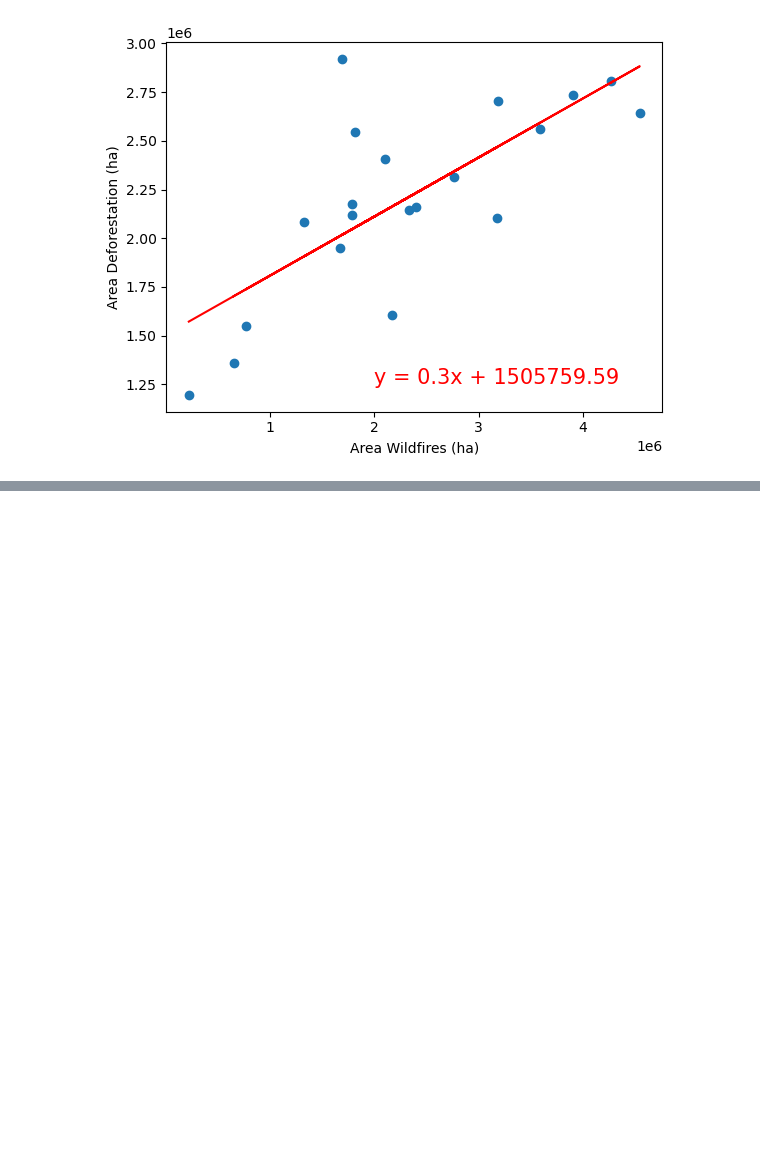
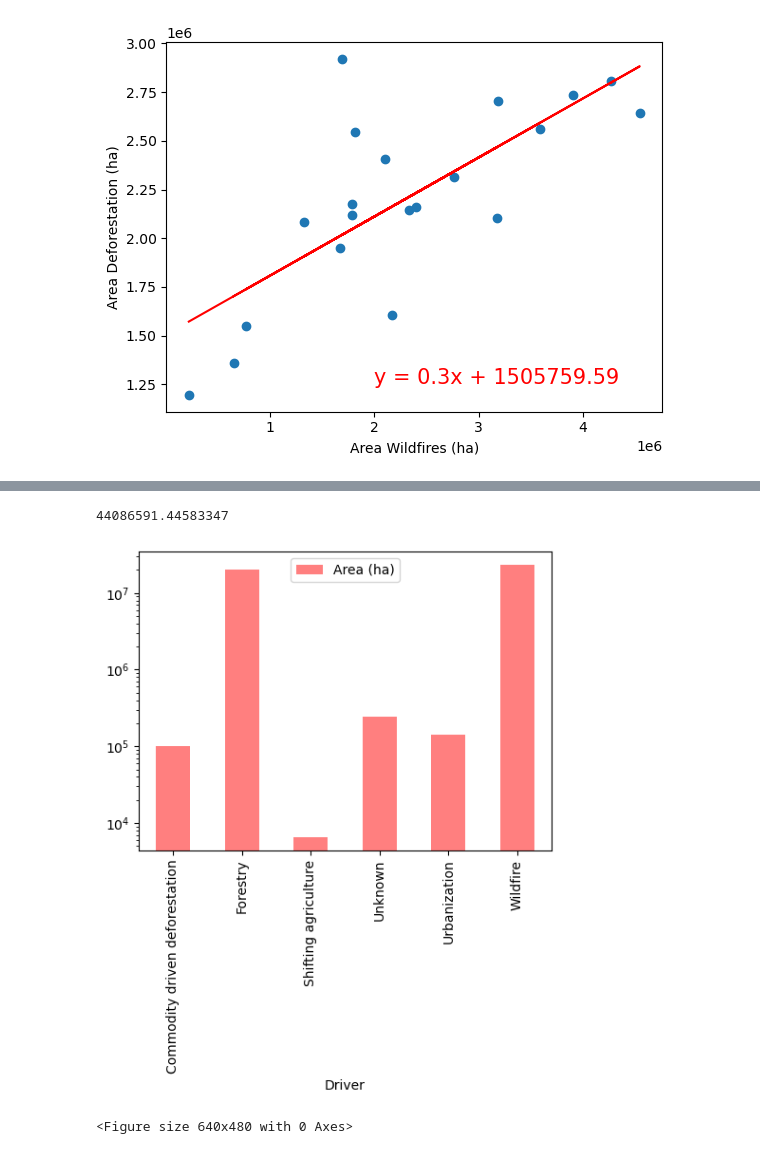
Before and after one commit to JasmineBamba/Group-Project-1-Group-2, a Jupyter notebook: Deforestation_vs_Wildfires.ipynb, the cells around one changed output, grey strips where cells are left out. Cells and saved outputs as stored; diff of their text form; code cells hidden in the pictures; blank space fills up the shorter version.

```diff
--- a/Deforestation_vs_Wildfires.ipynb
+++ b/Deforestation_vs_Wildfires.ipynb
@@ -199,0 +246,8 @@ The r-value is:0.7395928
+# %%
+# Group by Drivers and calculate the sum of areas in each driver
+clean_def_year = clean_def_df.groupby('Driver')
+clean_def_year_drivers = clean_def_year['Area (ha)'].sum()
+
+# Create dataframe
+clean_def_year_drivers_df = pd.DataFrame (clean_def_year_drivers)
+clean_def_year_drivers_df
@@ -199,0 +263,20 @@ The r-value is:0.7395928
+# %%
+clean_def_year_drivers_df["Area (ha)"].sum()
+# %% [output]
+44086591.44583347
+# %%
+# Create a bar chart to show the causes with the most area deforestated
+chart = clean_def_year_drivers_df.plot(kind='bar', figsize=(5,6), color='r', alpha=0.5)
+
+# Put the chart in logaritmic scale, since the values are too different from eachother
+chart.set_yscale('log')
+
+# Display plot
+plt.tight_layout()
+plt.show()
+
+# Save image
+plt.savefig("Images/drivers_bar_chart.png")
+# %% [output]
+[figure, added]
+<Figure size 640x480 with 0 Axes>
```
Also changed, not shown: parts of 12 cells of this notebook, 1 other file.
